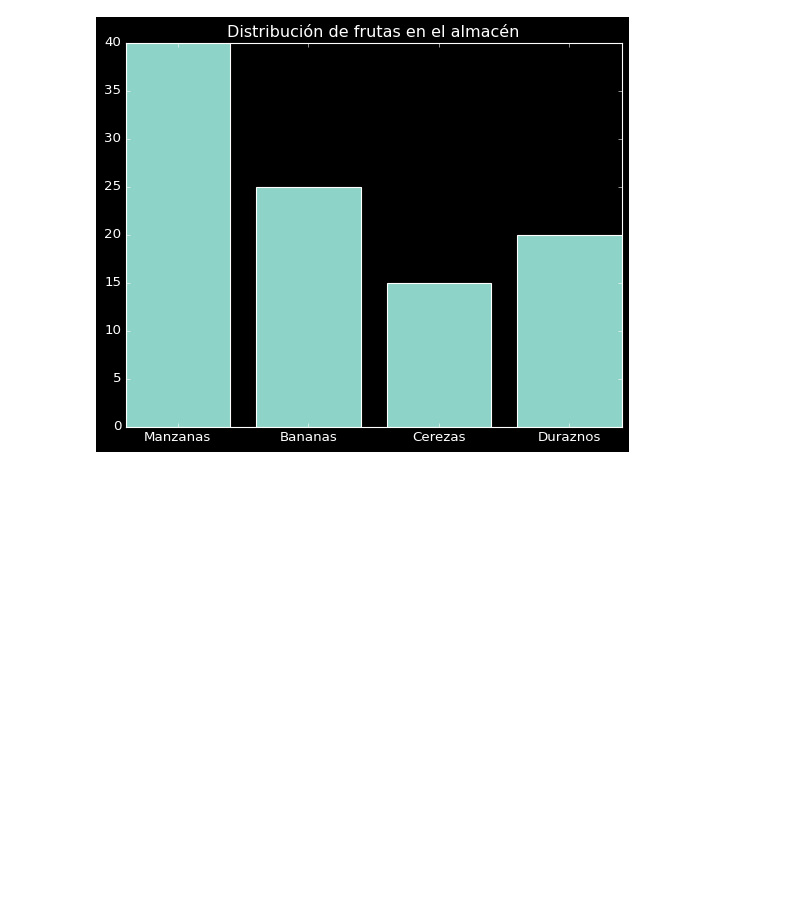
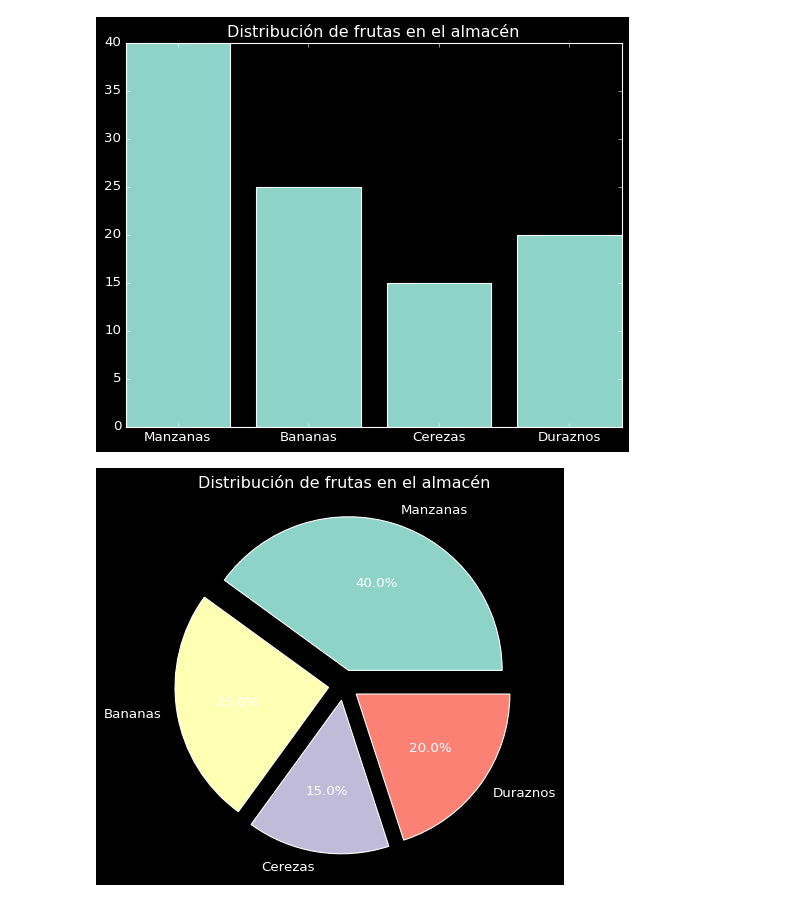
Before and after one commit to sorubadguy/Curso_data_y_machine, a Jupyter notebook: Dia_9/Cuadernos para Prácticas/Estilo para tus Gráficos.ipynb, the cells around one changed output. Saved outputs shown, nothing was run; the diff lists cells and outputs as text; code cells hidden in the pictures; blank space fills up the shorter version.

```diff
--- a/Dia_9/Cuadernos para Prácticas/Estilo para tus Gráficos.ipynb
+++ b/Dia_9/Cuadernos para Prácticas/Estilo para tus Gráficos.ipynb
@@ -73,3 +73,14 @@ plt.title('Distribución de frutas en el almacén')
 # %% [output]
 Text(0.5, 1.0, 'Distribución de frutas en el almacén')
 [figure]
+# %%
+df = pd.DataFrame({
+    "frutas": ['Manzanas', 'Bananas', 'Cerezas', 'Duraznos'],
+    "cantidades": [40, 25, 15, 20]
+})
+
+plt.style.use('dark_background')
+plt.pie(df['cantidades'], labels=df['frutas'], autopct='%1.1f%%', explode=(.1,.1,.1,.1))
+plt.title('Distribución de frutas en el almacén');
+# %% [output]
+[figure, added]
```
Also changed, not shown: 2 other files.
